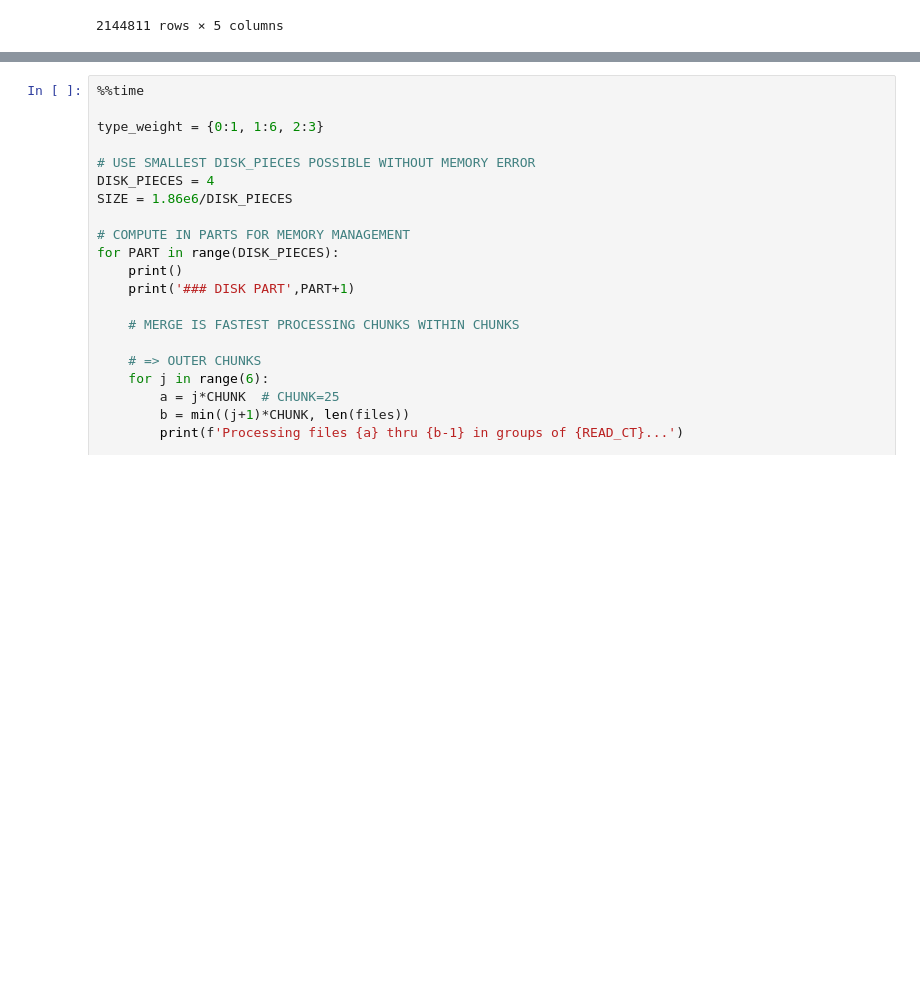
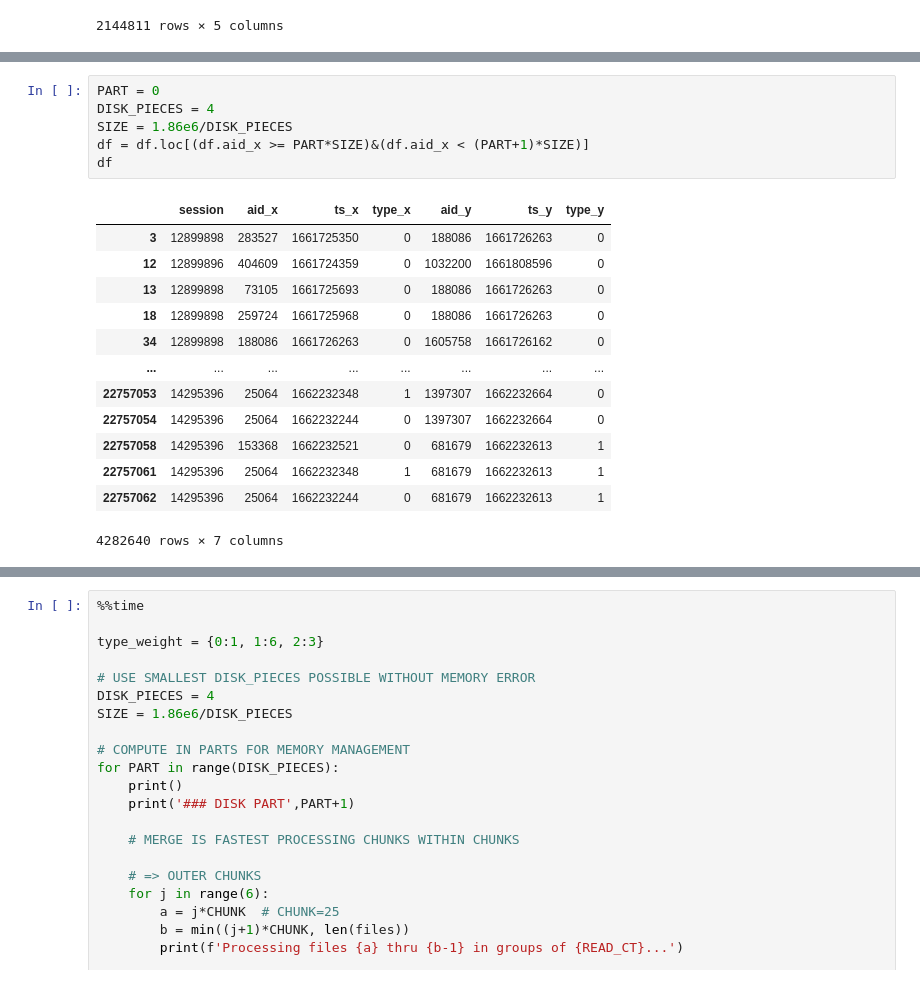
Before and after one commit to hmzhan/otto, a Jupyter notebook: candidate-rerank-model-lb-0-575.ipynb, the cells around one changed output, grey strips where cells are left out. Cells and saved outputs as stored; diff of their text form; blank space fills up the shorter version.

```diff
--- a/candidate-rerank-model-lb-0-575.ipynb
+++ b/candidate-rerank-model-lb-0-575.ipynb
@@ -191,0 +227,20 @@ df
+# %%
+PART = 0
+DISK_PIECES = 4
+SIZE = 1.86e6/DISK_PIECES
+df = df.loc[(df.aid_x >= PART*SIZE)&(df.aid_x < (PART+1)*SIZE)]
+df
+# %% [output]
+|  | session | aid_x | ts_x | type_x | aid_y | ts_y | type_y |
+| 3 | 12899898 | 283527 | 1661725350 | 0 | 188086 | 1661726263 | 0 |
+| 12 | 12899896 | 404609 | 1661724359 | 0 | 1032200 | 1661808596 | 0 |
+| 13 | 12899898 | 73105 | 1661725693 | 0 | 188086 | 1661726263 | 0 |
+| 18 | 12899898 | 259724 | 1661725968 | 0 | 188086 | 1661726263 | 0 |
+| 34 | 12899898 | 188086 | 1661726263 | 0 | 1605758 | 1661726162 | 0 |
+| ... | ... | ... | ... | ... | ... | ... | ... |
+| 22757053 | 14295396 | 25064 | 1662232348 | 1 | 1397307 | 1662232664 | 0 |
+| 22757054 | 14295396 | 25064 | 1662232244 | 0 | 1397307 | 1662232664 | 0 |
+| 22757058 | 14295396 | 153368 | 1662232521 | 0 | 681679 | 1662232613 | 1 |
+| 22757061 | 14295396 | 25064 | 1662232348 | 1 | 681679 | 1662232613 | 1 |
+| 22757062 | 14295396 | 25064 | 1662232244 | 0 | 681679 | 1662232613 | 1 |
+4282640 rows × 7 columns
```
Also changed, not shown: parts of 3 cells of this notebook.
